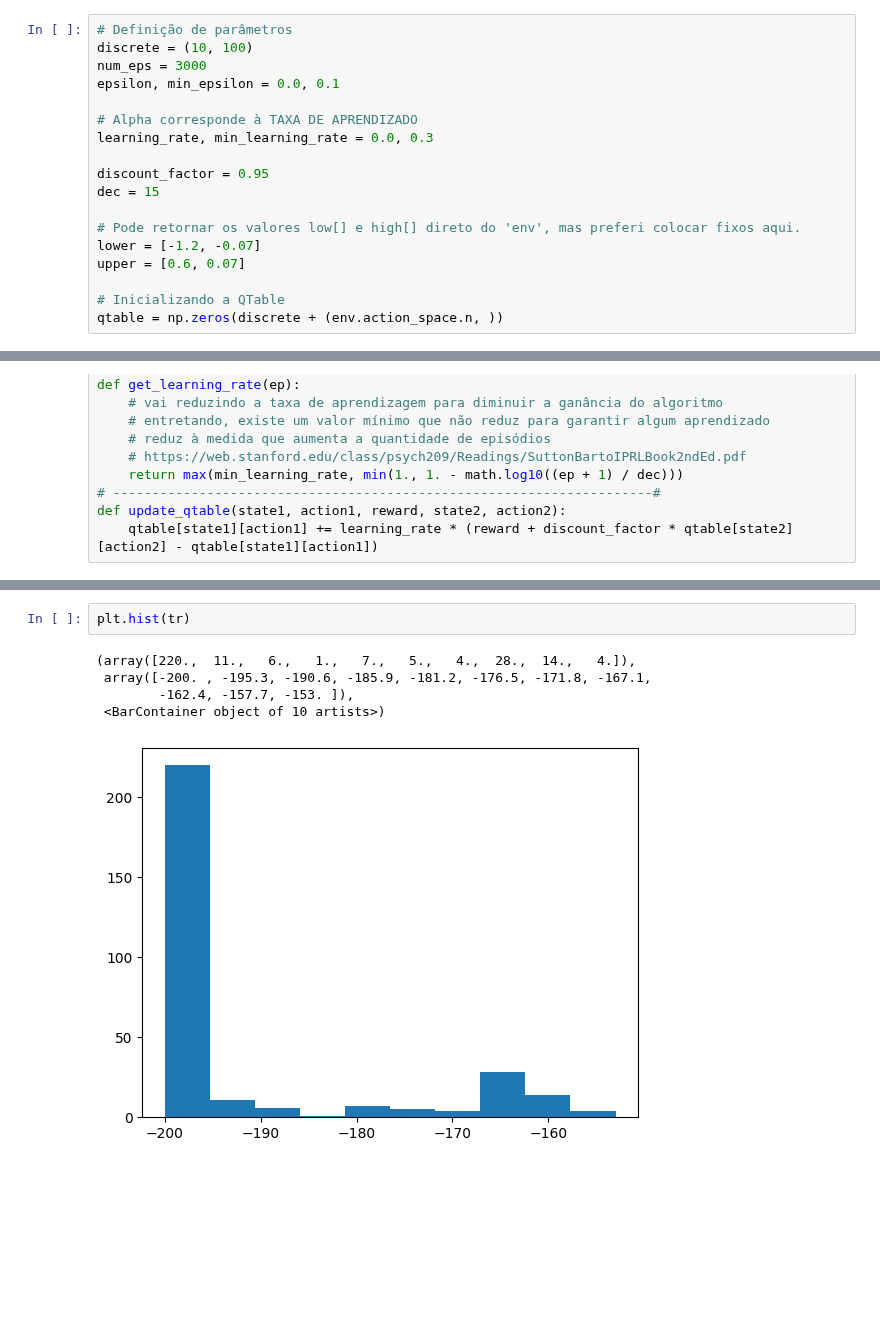
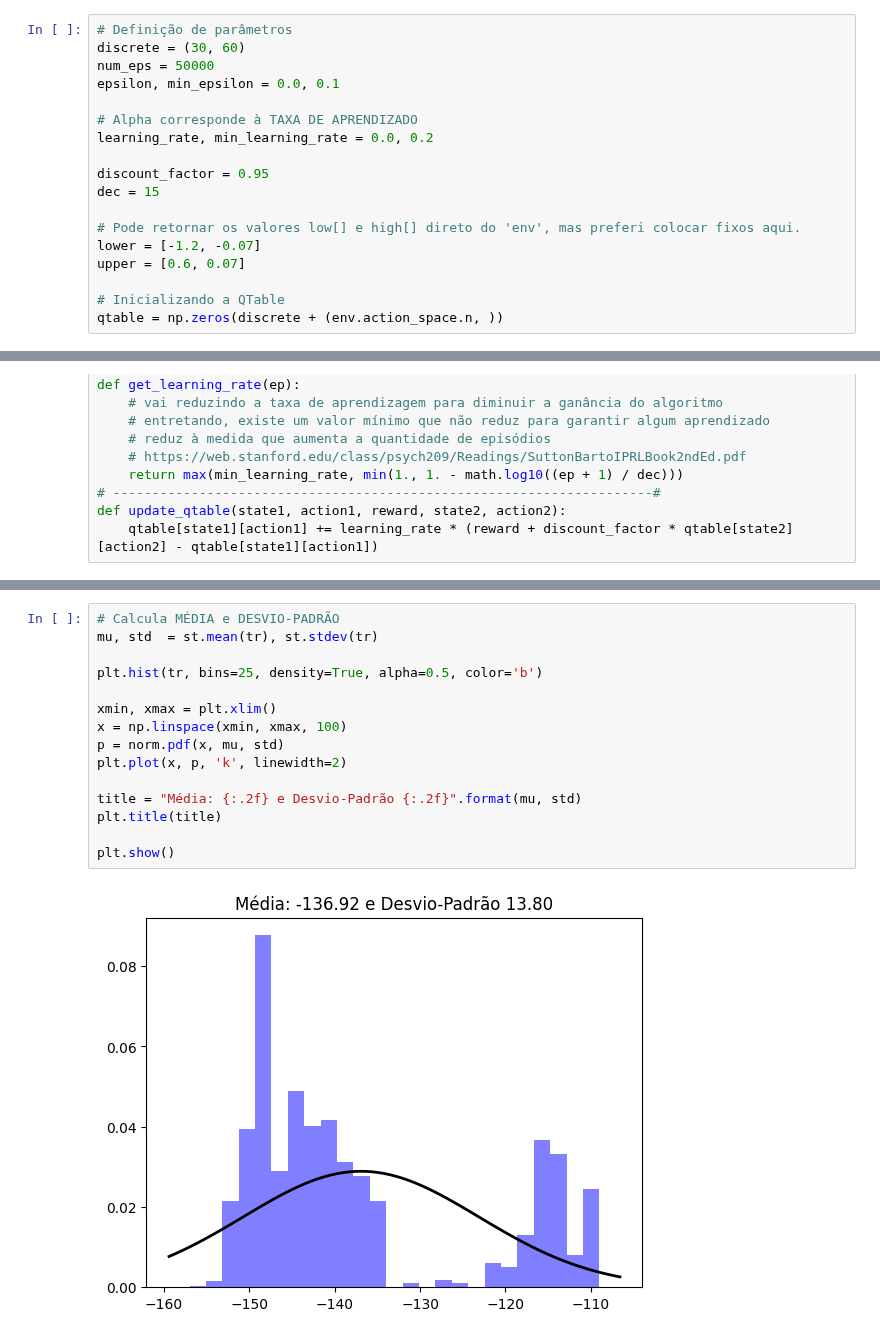
Before and after one commit to wasf84/pgmc-mestrado, a Jupyter notebook: agentes_inteligentes/notebooks/sarsa/MountainCar - SARSA.ipynb, the cells around one changed output, grey strips where cells are left out. Cells and saved outputs as stored; diff of their text form; blank space fills up the shorter version.

```diff
--- a/agentes_inteligentes/notebooks/sarsa/MountainCar - SARSA.ipynb
+++ b/agentes_inteligentes/notebooks/sarsa/MountainCar - SARSA.ipynb
@@ -7,11 +15,11 @@ env = gym.make(env_name)
 # %%
 # Definição de parâmetros
-discrete = (10, 100)
-num_eps = 3000
+discrete = (30, 60)
+num_eps = 50000
 epsilon, min_epsilon = 0.0, 0.1
 
 # Alpha corresponde à TAXA DE APRENDIZADO
-learning_rate, min_learning_rate = 0.0, 0.3
+learning_rate, min_learning_rate = 0.0, 0.2
 
 discount_factor = 0.95
 dec = 15
@@ -145,10 +151,19 @@ for _ in tqdm.tqdm(range(int(num_eps * 0.1))):
     tr.append(sum(r))
 # fim FOR
 # %%
-plt.hist(tr)
+# Calcula MÉDIA e DESVIO-PADRÃO
+mu, std  = st.mean(tr), st.stdev(tr)
+
+plt.hist(tr, bins=25, density=True, alpha=0.5, color='b')
+
+xmin, xmax = plt.xlim()
+x = np.linspace(xmin, xmax, 100)
+p = norm.pdf(x, mu, std)
+plt.plot(x, p, 'k', linewidth=2)
+
+title = "Média: {:.2f} e Desvio-Padrão {:.2f}".format(mu, std)
+plt.title(title)
+
+plt.show()
 # %% [output]
-(array([220.,  11.,   6.,   1.,   7.,   5.,   4.,  28.,  14.,   4.]),
- array([-200. , -195.3, -190.6, -185.9, -181.2, -176.5, -171.8, -167.1,
-        -162.4, -157.7, -153. ]),
- <BarContainer object of 10 artists>)
-[figure, old version]
+[figure, new version]
```
Also changed, not shown: parts of 5 cells of this notebook, 48 other files.
